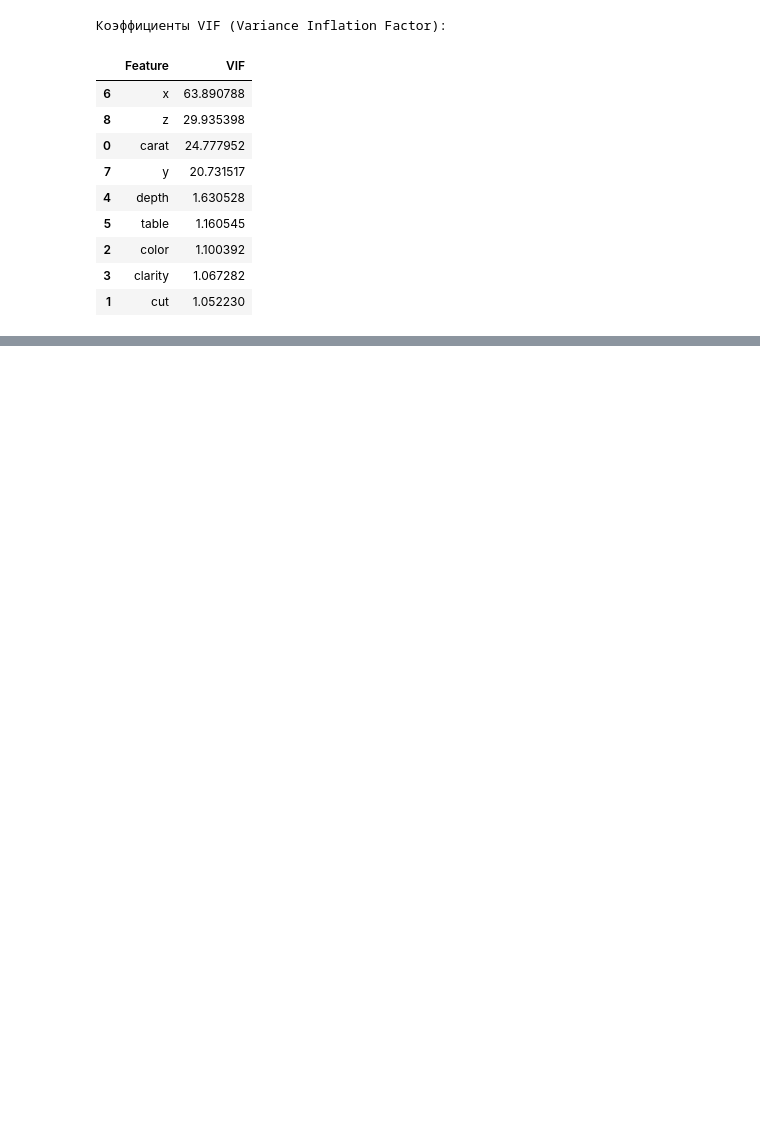
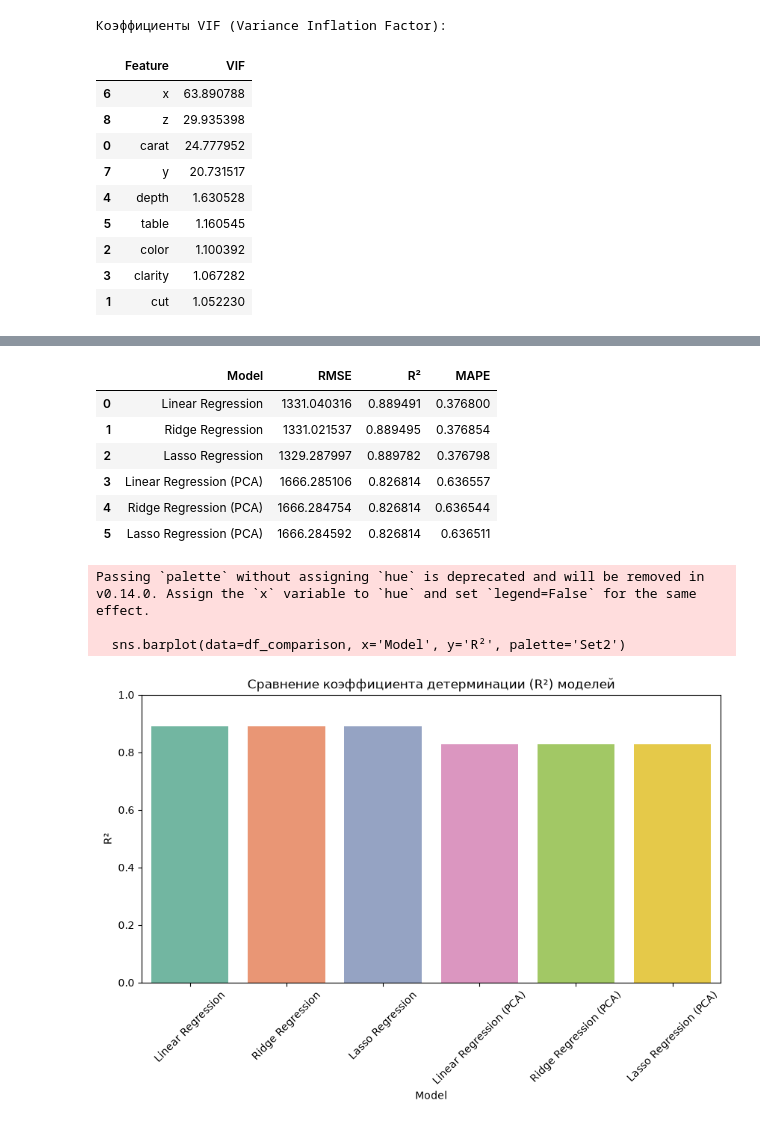
Before and after one commit to violllin/lab1_regression, a Jupyter notebook: lab1.ipynb, the cells around one changed output, grey strips where cells are left out. Saved outputs shown, nothing was run; the diff lists cells and outputs as text; code cells hidden in the pictures; blank space fills up the shorter version.

```diff
--- a/lab1.ipynb
+++ b/lab1.ipynb
@@ -210,0 +339,16 @@ display(vif_data.sort_values(by="VIF", ascending=False))
+# %%
+pca_optimal = PCA(n_components=0.95)
+X_train_pca = pca_optimal.fit_transform(X_train_scaled)
+X_test_pca = pca_optimal.transform(X_test_scaled)
+
+print(f"Количество признаков после PCA: {X_train_pca.shape[1]}")
+
+results_after_pca = []
+
+for name, model in models.items():
+    res = evaluate_model(model, X_train_pca, X_test_pca, y_train, y_test, name + " (PCA)")
+    results_after_pca.append(res)
+
+df_results_after = pd.DataFrame(results_after_pca)
+print("Результаты моделей ПОСЛЕ применения PCA:")
+display(df_results_after)
@@ -210,0 +362,22 @@ display(vif_data.sort_values(by="VIF", ascending=False))
+# %%
+df_comparison = pd.concat([df_results_before, df_results_after]).reset_index(drop=True)
+display(df_comparison)
+
+plt.figure(figsize=(10, 5))
+sns.barplot(data=df_comparison, x='Model', y='R²', palette='Set2')
+plt.xticks(rotation=45)
+plt.title('Сравнение коэффициента детерминации (R²) моделей')
+plt.ylim(0, 1)
+plt.show()
+# %% [output]
+|  | Model | RMSE | R² | MAPE |
+| 0 | Linear Regression | 1331.040316 | 0.889491 | 0.376800 |
+| 1 | Ridge Regression | 1331.021537 | 0.889495 | 0.376854 |
+| 2 | Lasso Regression | 1329.287997 | 0.889782 | 0.376798 |
+| 3 | Linear Regression (PCA) | 1666.285106 | 0.826814 | 0.636557 |
+| 4 | Ridge Regression (PCA) | 1666.284754 | 0.826814 | 0.636544 |
+| 5 | Lasso Regression (PCA) | 1666.284592 | 0.826814 | 0.636511 |
+Passing `palette` without assigning `hue` is deprecated and will be removed in v0.14.0. Assign the `x` variable to `hue` and set `legend=False` for the same effect.
+
+  sns.barplot(data=df_comparison, x='Model', y='R²', palette='Set2')
+[figure, added]
```
Also changed, not shown: parts of 18 cells of this notebook.
